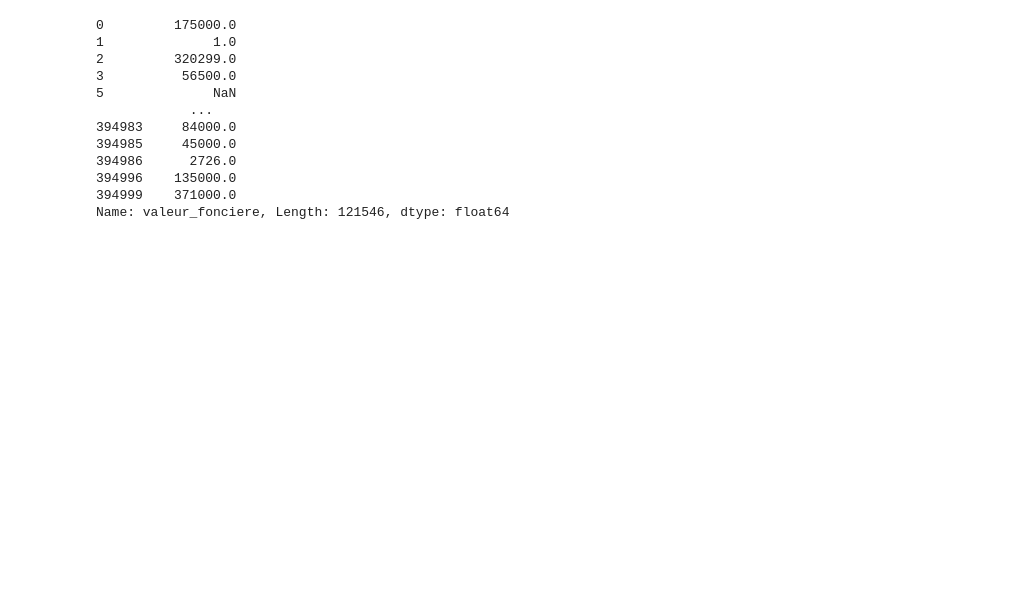
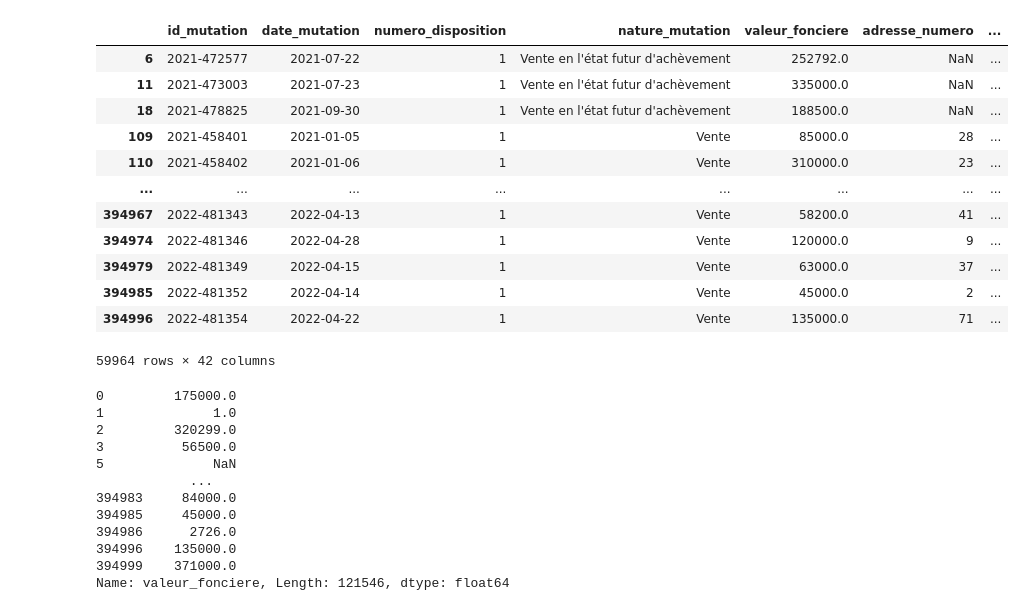
Before and after one commit to anatolethien/immo, a Jupyter notebook: lab.ipynb, the cells around one changed output. Drawn from its saved outputs; the diff is of its cells as text; code cells hidden in the pictures; blank space fills up the shorter version.

```diff
--- a/lab.ipynb
+++ b/lab.ipynb
@@ -12,3 +57,19 @@ df = load_df('data/dvf.csv')
+# %%
+df[df['valeur_metre_carre'].isna()]
+# %% [output]
+|  | id_mutation | date_mutation | numero_disposition | nature_mutation | valeur_fonciere | adresse_numero | ... |
+| 6 | 2021-472577 | 2021-07-22 | 1 | Vente en l'état futur d'achèvement | 252792.0 | NaN | ... |
+| 11 | 2021-473003 | 2021-07-23 | 1 | Vente en l'état futur d'achèvement | 335000.0 | NaN | ... |
+| 18 | 2021-478825 | 2021-09-30 | 1 | Vente en l'état futur d'achèvement | 188500.0 | NaN | ... |
+| 109 | 2021-458401 | 2021-01-05 | 1 | Vente | 85000.0 | 28 | ... |
+| 110 | 2021-458402 | 2021-01-06 | 1 | Vente | 310000.0 | 23 | ... |
+| ... | ... | ... | ... | ... | ... | ... | ... |
+| 394967 | 2022-481343 | 2022-04-13 | 1 | Vente | 58200.0 | 41 | ... |
+| 394974 | 2022-481346 | 2022-04-28 | 1 | Vente | 120000.0 | 9 | ... |
+| 394979 | 2022-481349 | 2022-04-15 | 1 | Vente | 63000.0 | 37 | ... |
+| 394985 | 2022-481352 | 2022-04-14 | 1 | Vente | 45000.0 | 2 | ... |
+| 394996 | 2022-481354 | 2022-04-22 | 1 | Vente | 135000.0 | 71 | ... |
+59964 rows × 42 columns
 # %%
 df['valeur_fonciere']
 # %% [output]
```
Also changed, not shown: parts of 14 cells of this notebook.
